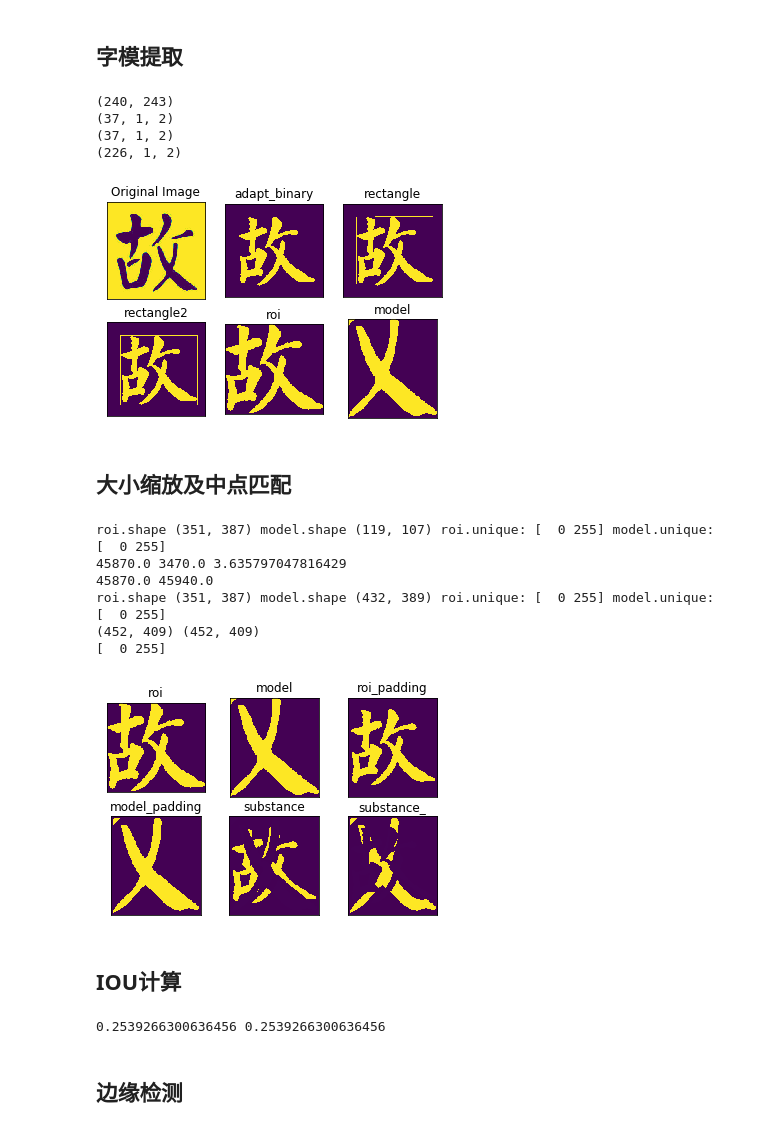
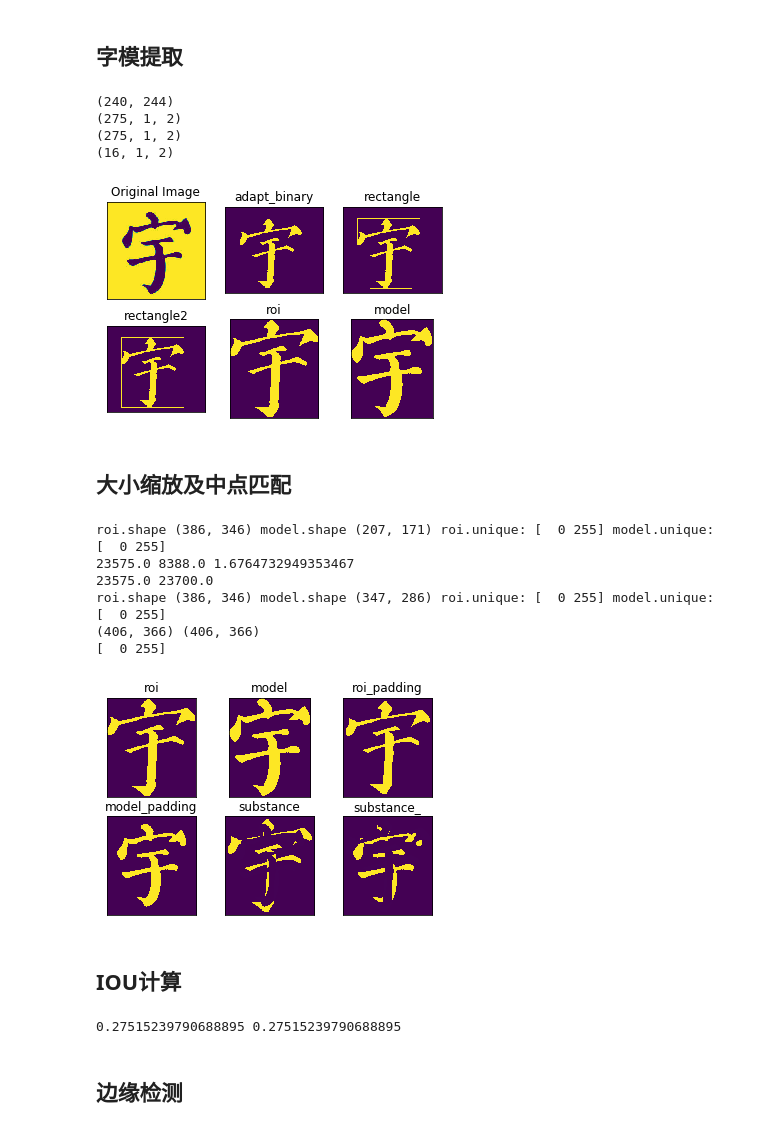
Before and after one commit to XuYongi/Image-based-calligraphy-evaluation, a Jupyter notebook: test.ipynb, the cells around one changed output. Saved outputs shown, nothing was run; the diff lists cells and outputs as text; code cells hidden in the pictures.

```diff
--- a/test.ipynb
+++ b/test.ipynb
@@ -5,7 +5,7 @@ import matplotlib.pyplot as plt
 import cv2 as cv
 
 img = cv.imread('xvvyu.jpg',0)
-img = cv.imread('./type/gum.jpg',0)
+img = cv.imread('./type/yu.jpg',0)
 print(img.shape)
 # gray = cv.cvtColor(img, cv.COLOR_RGB2GRAY)
 ret, binary = cv.threshold(img, 100, 255, cv.THRESH_BINARY_INV)
@@ -78,7 +78,7 @@ roi: (119, 107)
 ## 字模提取
 # %%
 img = cv.imread('modelyu.jpg',0)
-img = cv.imread('./type/gum.jpg',0)
+img = cv.imread('./type/yum.jpg',0)
 print(img.shape)
 # gray = cv.cvtColor(img, cv.COLOR_RGB2GRAY)
 def img_2_roi(img):
@@ -88,38 +88,38 @@ def img_2_roi(img):
     cnt = contours[0]
     print((contours[0].shape) )
     x,y,w,h = cv2.boundingRect(cnt)
     rectangle = cv2.rectangle(binary.copy(),(x,y),(x+w,y+h),(255,0,0),2)
     cnt = contours[1]
     print((contours[0].shape) )
     x,y,w,h = cv2.boundingRect(cnt)
     rectangle = cv2.rectangle(rectangle,(x,y),(x+w,y+h),(255,0,0),2)
 
     contours, hierarchy = cv2.findContours(rectangle.copy(), cv2.RETR_EXTERNAL, cv2.CHAIN_APPROX_SIMPLE)
     cnt = contours[0]
     print((contours[0].shape) )
     x,y,w,h = cv2.boundingRect(cnt)
     roi = binary[y:y+h,x:x+w]
     return roi
 
 model = img_2_roi(img)
 titles = ['Original Image','adapt_binary','rectangle','rectangle2','roi','model']
 images = [img, binary, rectangle, rectangle2, roi, model]
 # images = [img, binary, img,  binary, img, binary]
 
 # cv2.imshow("img", rectangle)
 # cv2.waitKey(0)
 
 for i in range(6):
     plt.subplot(2,3,i+1),plt.imshow(images[i])
     plt.title(titles[i])
     plt.xticks([]),plt.yticks([])
 plt.show()
 # %% [output]
-(240, 243)
-(37, 1, 2)
-(37, 1, 2)
-(226, 1, 2)
+(240, 244)
+(275, 1, 2)
+(275, 1, 2)
+(16, 1, 2)
-[figure, old version]
+[figure, new version]
 # %% [markdown]
 ## 大小缩放及中点匹配
 # %%
@@ -173,13 +173,13 @@ for i in range(6):
     plt.xticks([]),plt.yticks([])
 plt.show()
 # %% [output]
-roi.shape (351, 387) model.shape (119, 107) roi.unique: [  0 255] model.unique: [  0 255]
-45870.0 3470.0 3.635797047816429
-45870.0 45940.0
-roi.shape (351, 387) model.shape (432, 389) roi.unique: [  0 255] model.unique: [  0 255]
-(452, 409) (452, 409)
+roi.shape (386, 346) model.shape (207, 171) roi.unique: [  0 255] model.unique: [  0 255]
+23575.0 8388.0 1.6764732949353467
+23575.0 23700.0
+roi.shape (386, 346) model.shape (347, 286) roi.unique: [  0 255] model.unique: [  0 255]
+(406, 366) (406, 366)
 [  0 255]
-[figure, old version]
+[figure, new version]
 # %% [markdown]
 ## IOU计算
 # %%
@@ -192,7 +192,7 @@ iou = get_iou(model_padding, roi_padding)
 iou2 = get_iou(roi_padding, model_padding)
 print(iou,iou2)
 # %% [output]
-0.2539266300636456 0.2539266300636456
+0.27515239790688895 0.27515239790688895
 # %% [markdown]
 ## 边缘检测
 # %%
```
Also changed, not shown: parts of 3 cells of this notebook, 1 other file.
